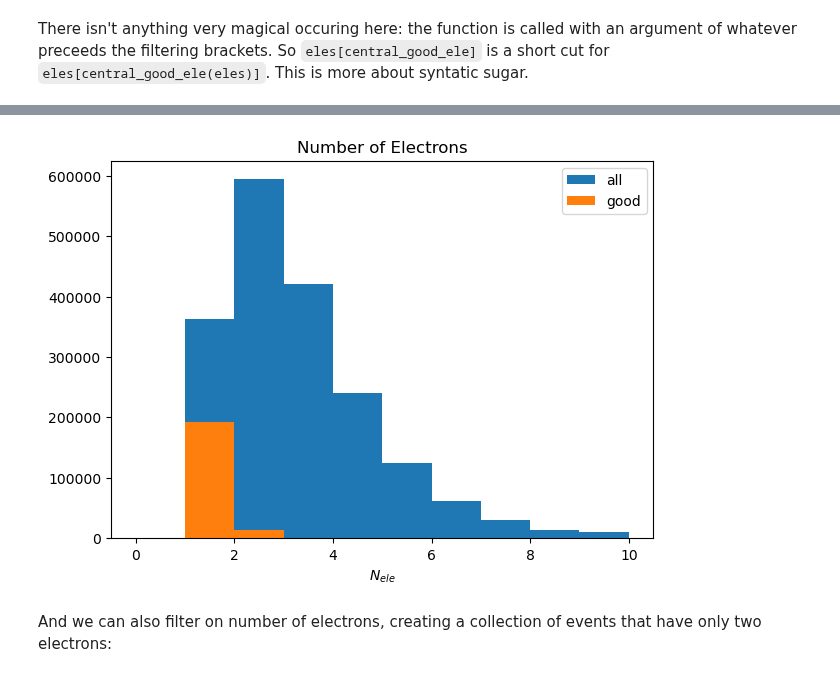
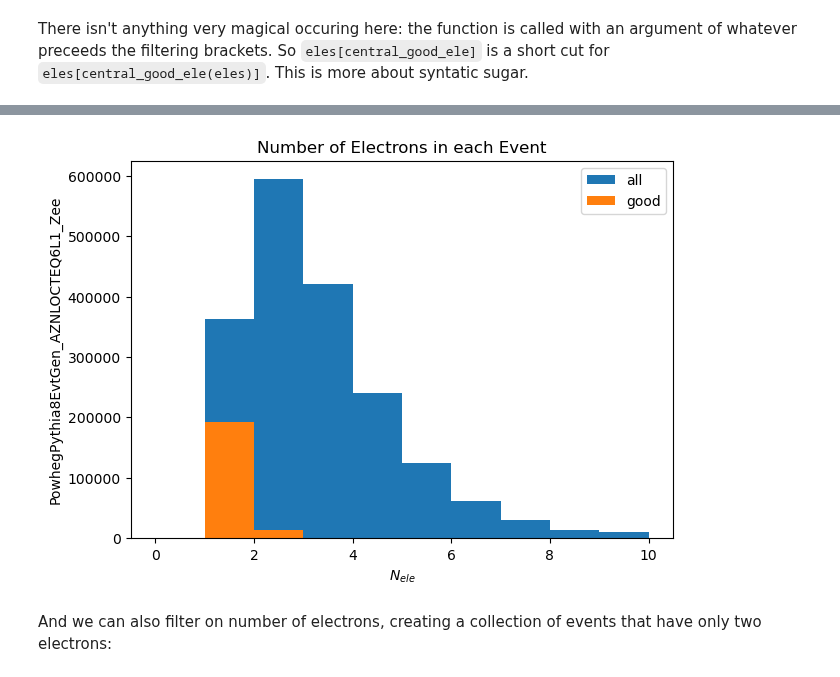
Before and after one commit to gordonwatts/hep_tables, a Jupyter notebook: notebooks/01-Plotting-and-Filtering.ipynb, the cells around one changed output, grey strips where cells are left out. Drawn from its saved outputs; the diff is of its cells as text; code cells hidden in the pictures.

```diff
--- a/notebooks/01-Plotting-and-Filtering.ipynb
+++ b/notebooks/01-Plotting-and-Filtering.ipynb
@@ -128,11 +151,12 @@ Wall time: 2min 13s
 # %%
 plt.hist(electron_counts[electron_counts>0], label='all', range=(0,10))
 plt.hist(good_electron_counts[good_electron_counts>0], label='good', range=(0,10))
 plt.xlabel('$N_{ele}$')
-plt.title('Number of Electrons')
+plt.ylabel('PowhegPythia8EvtGen_AZNLOCTEQ6L1_Zee')
+plt.title('Number of Electrons in each Event')
 _ = plt.legend()
 # %% [output]
-[figure, old version]
+[figure, new version]
 # %% [markdown]
 And we can also filter on number of electrons, creating a collection of events that have only two electrons:
 # %%
```
Also changed, not shown: parts of 24 cells of this notebook.
